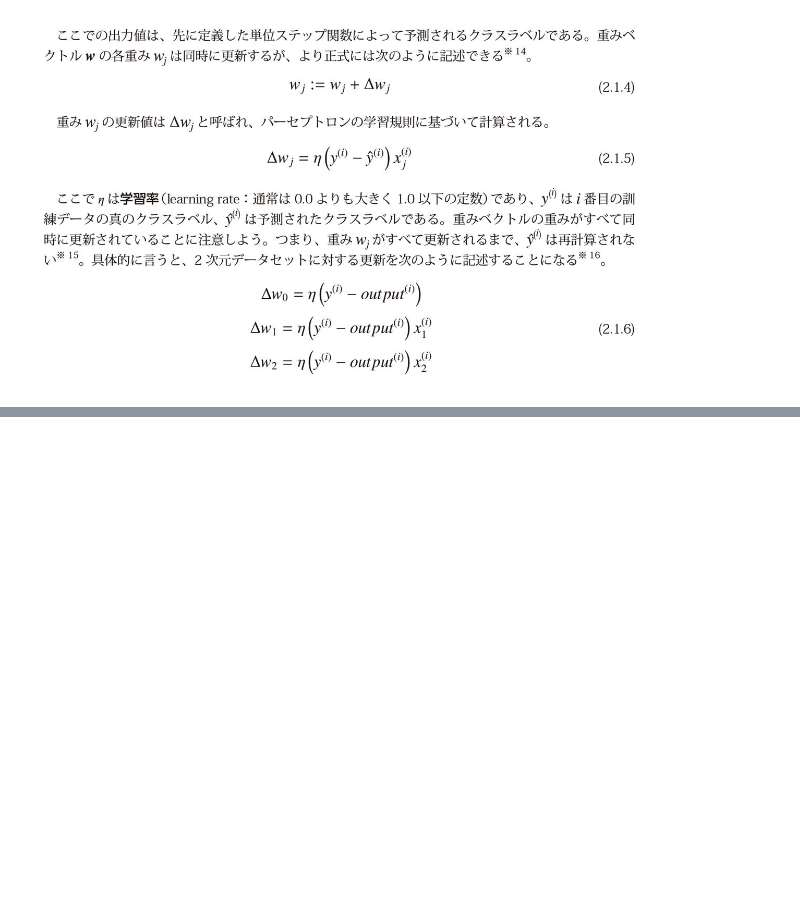
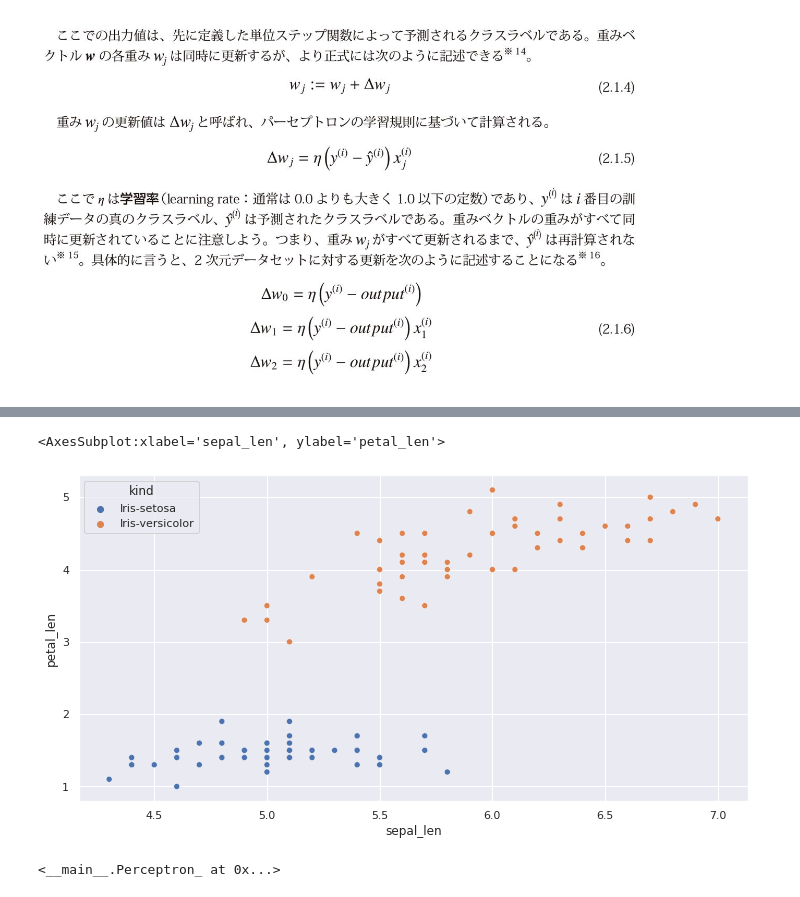
Before and after one commit to sota0121/datascience-exercise, a Jupyter notebook: ml-basic/python-ml-book_00.ipynb, the cells around one changed output, grey strips where cells are left out. Cells and saved outputs as stored; diff of their text form; code cells hidden in the pictures; blank space fills up the shorter version.

```diff
--- a/ml-basic/python-ml-book_00.ipynb
+++ b/ml-basic/python-ml-book_00.ipynb
@@ -130,0 +276,16 @@ model.fit(X, y)
+# %%
+train = train_df_[train_df_['kind'] != 'Iris-virginica'].copy()
+y = np.where(train['kind'].values == 'Iris-setosa', 1, -1)
+X = train[train.columns[:2]].values
+# %%
+fig = plt.figure(figsize=(12, 6))
+ax = fig.subplots()
+sns.scatterplot(data=train, x='sepal_len', y='petal_len', hue='kind', ax=ax)
+# %% [output]
+<AxesSubplot:xlabel='sepal_len', ylabel='petal_len'>
+[figure, added]
+# %%
+ppn = Perceptron_(eta=0.1, n_iter=20)
+ppn.fit(X, y)
+# %% [output]
+<__main__.Perceptron_ at 0x...>
```
Also changed, not shown: parts of 22 cells of this notebook.
